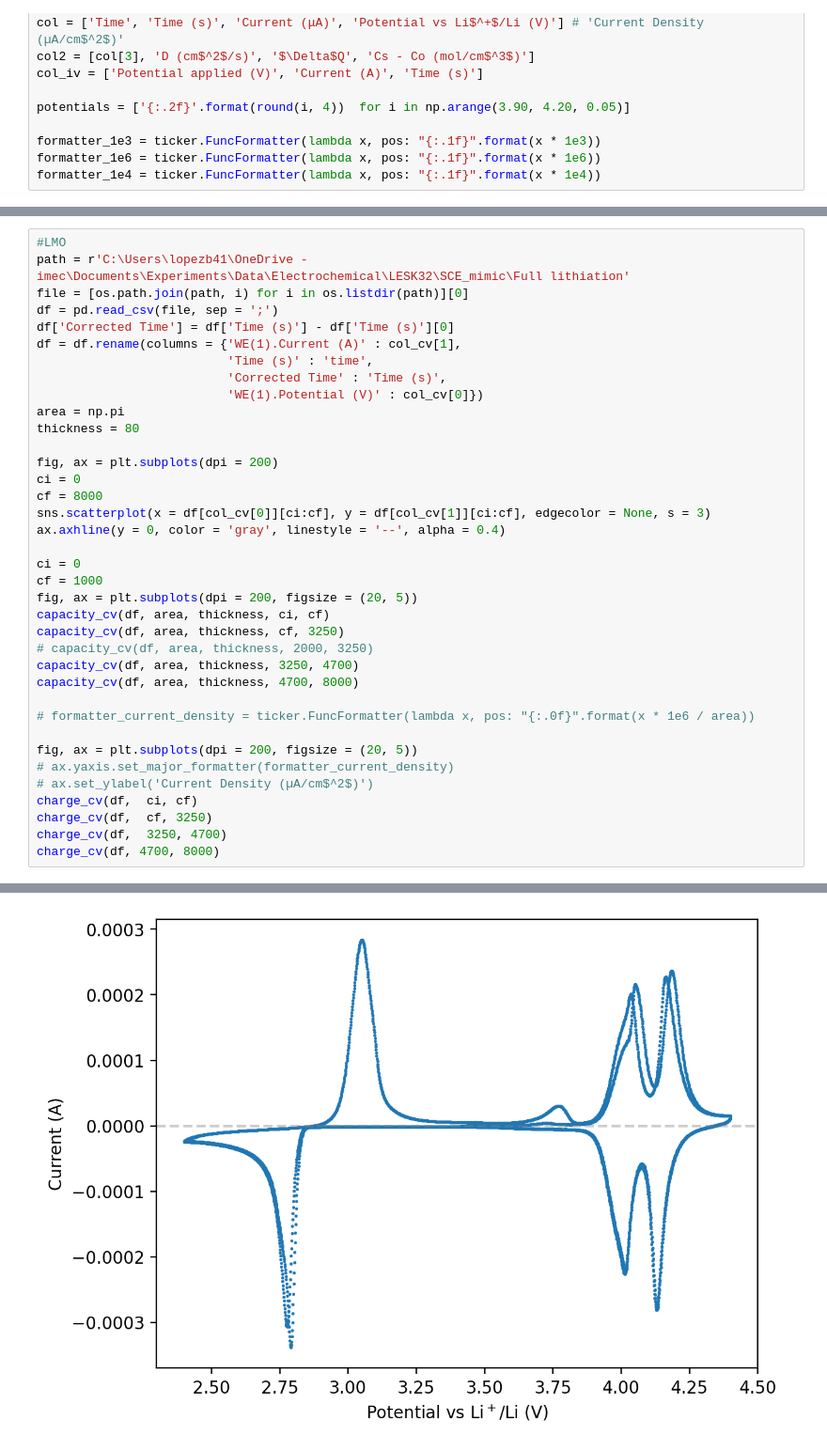
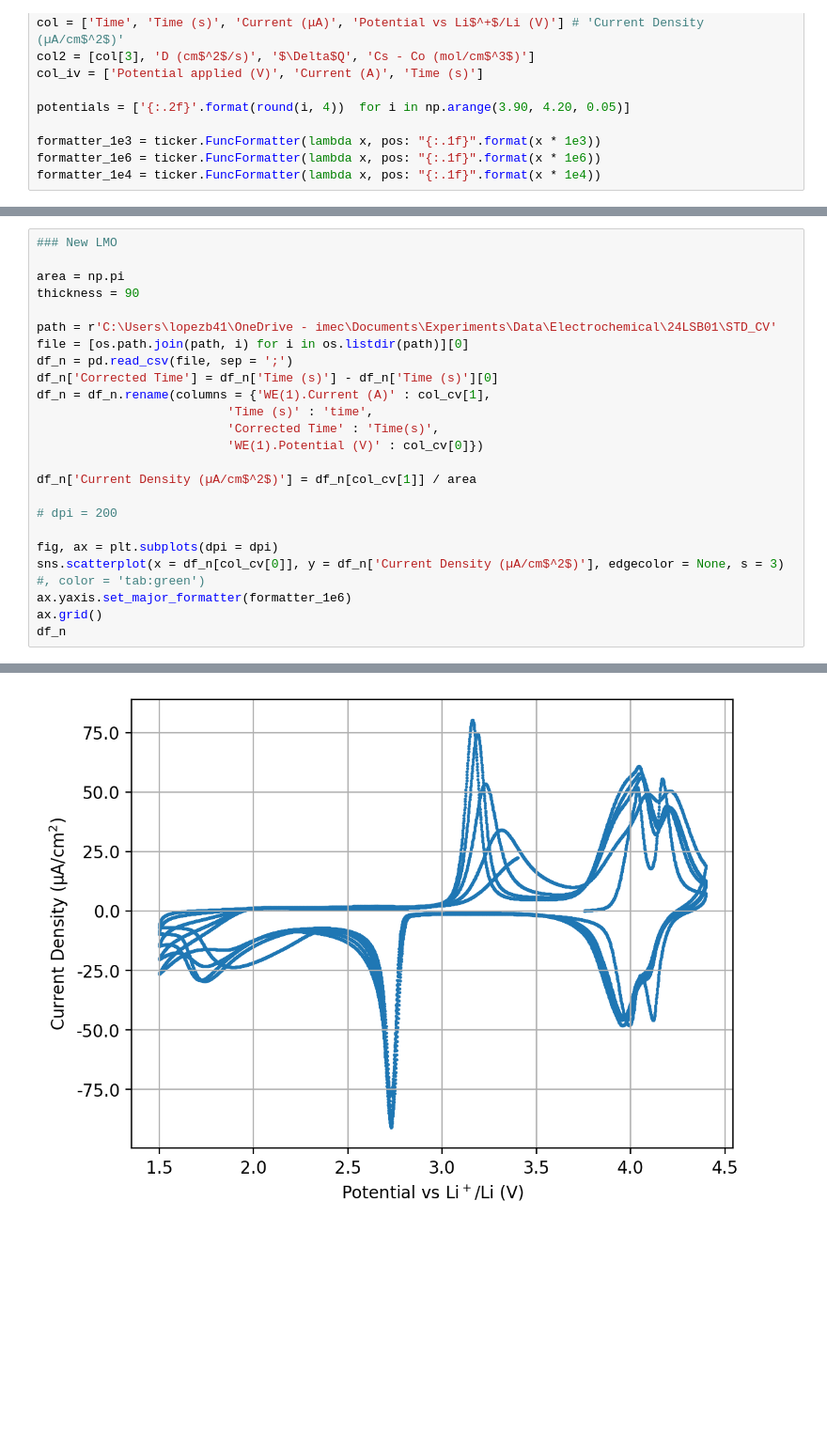
Before and after one commit to ridcil/Code, a Jupyter notebook: 2024/LMO_TiO2.ipynb, the cells around one changed output, grey strips where cells are left out. Shown at 94% size. Saved outputs shown, nothing was run; the diff lists cells and outputs as text; blank space fills up the shorter version.

```diff
--- a/2024/LMO_TiO2.ipynb
+++ b/2024/LMO_TiO2.ipynb
@@ -77,38 +134,25 @@ def charge_cv(df, time_cut_off_beg, time_cut_off_end):
 # %%
-#LMO
-path = r'C:\Users\lopezb41\OneDrive - imec\Documents\Experiments\Data\Electrochemical\LESK32\SCE_mimic\Full lithiation'
+### New LMO
+
+area = np.pi
+thickness = 90
+
+path = r'C:\Users\lopezb41\OneDrive - imec\Documents\Experiments\Data\Electrochemical\24LSB01\STD_CV'
 file = [os.path.join(path, i) for i in os.listdir(path)][0]
-df = pd.read_csv(file, sep = ';')
-df['Corrected Time'] = df['Time (s)'] - df['Time (s)'][0]
-df = df.rename(columns = {'WE(1).Current (A)' : col_cv[1],
+df_n = pd.read_csv(file, sep = ';')
+df_n['Corrected Time'] = df_n['Time (s)'] - df_n['Time (s)'][0]
+df_n = df_n.rename(columns = {'WE(1).Current (A)' : col_cv[1],
                           'Time (s)' : 'time',
-                          'Corrected Time' : 'Time (s)',
+                          'Corrected Time' : 'Time(s)',
                           'WE(1).Potential (V)' : col_cv[0]})
-area = np.pi
-thickness = 80
 
-fig, ax = plt.subplots(dpi = 200)
-ci = 0
-cf = 8000
-sns.scatterplot(x = df[col_cv[0]][ci:cf], y = df[col_cv[1]][ci:cf], edgecolor = None, s = 3)
-ax.axhline(y = 0, color = 'gray', linestyle = '--', alpha = 0.4)
+df_n['Current Density (µA/cm$^2$)'] = df_n[col_cv[1]] / area
 
-ci = 0
-cf = 1000
-fig, ax = plt.subplots(dpi = 200, figsize = (20, 5))
-capacity_cv(df, area, thickness, ci, cf)
-capacity_cv(df, area, thickness, cf, 3250)
-# capacity_cv(df, area, thickness, 2000, 3250)
-capacity_cv(df, area, thickness, 3250, 4700)
-capacity_cv(df, area, thickness, 4700, 8000)
+# dpi = 200
 
-# formatter_current_density = ticker.FuncFormatter(lambda x, pos: "{:.0f}".format(x * 1e6 / area))
-
-fig, ax = plt.subplots(dpi = 200, figsize = (20, 5))
-# ax.yaxis.set_major_formatter(formatter_current_density)
-# ax.set_ylabel('Current Density (µA/cm$^2$)')
-charge_cv(df,  ci, cf)
-charge_cv(df,  cf, 3250)
-charge_cv(df,  3250, 4700)
-charge_cv(df, 4700, 8000)
+fig, ax = plt.subplots(dpi = dpi)
+sns.scatterplot(x = df_n[col_cv[0]], y = df_n['Current Density (µA/cm$^2$)'], edgecolor = None, s = 3) #, color = 'tab:green')
+ax.yaxis.set_major_formatter(formatter_1e6)
+ax.grid()
+df_n
 # %% [output]
@@ -115 +172 @@ charge_cv(df, 4700, 8000)
-[figure, old version]
+[figure, new version]
```
Also changed, not shown: parts of 4 cells of this notebook, 1 other file.
